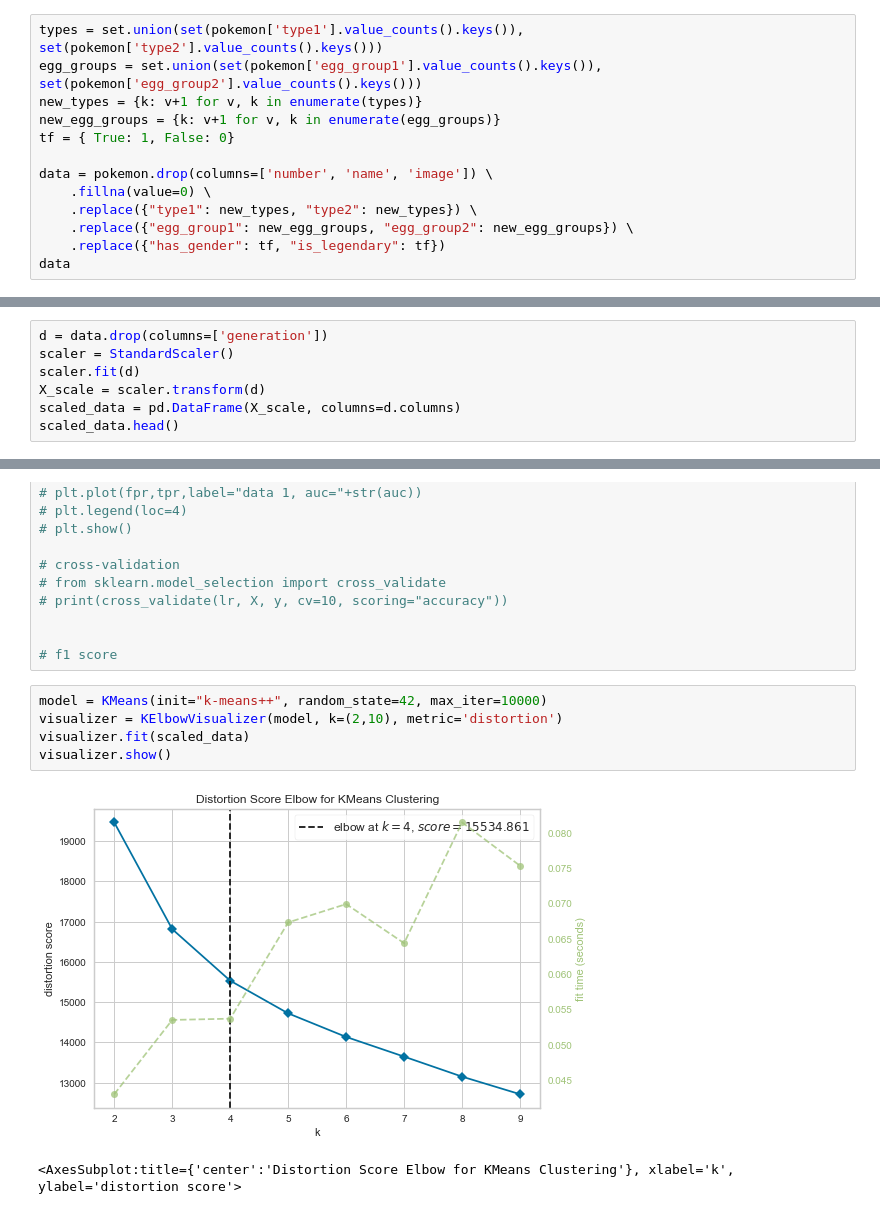
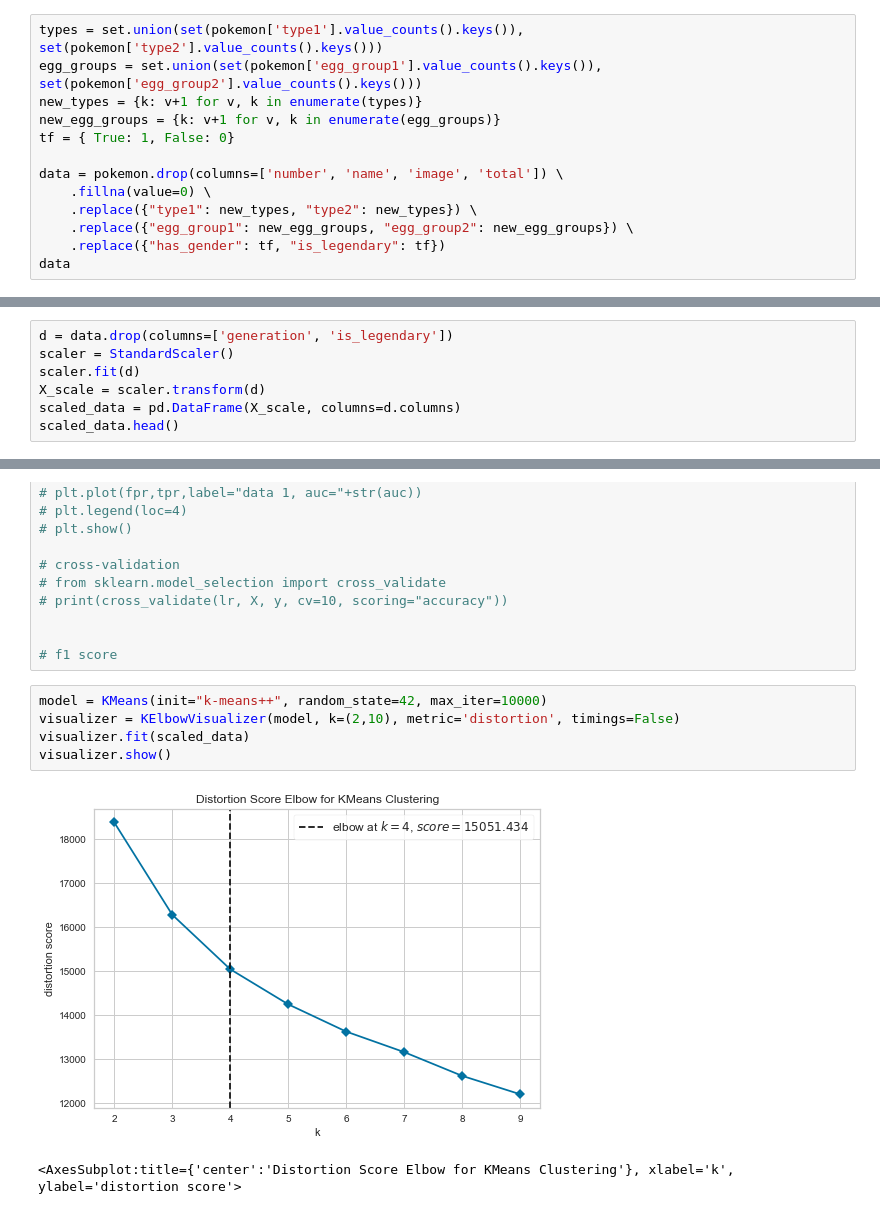
Before and after one commit to wangzuo/pokemon-ml, a Jupyter notebook: pokemon.ipynb, the cells around one changed output, grey strips where cells are left out. Drawn from its saved outputs; the diff is of its cells as text.

```diff
--- a/pokemon.ipynb
+++ b/pokemon.ipynb
@@ -51,7 +55,7 @@ new_types = {k: v+1 for v, k in enumerate(types)}
 new_egg_groups = {k: v+1 for v, k in enumerate(egg_groups)}
 tf = { True: 1, False: 0}
 
-data = pokemon.drop(columns=['number', 'name', 'image']) \
+data = pokemon.drop(columns=['number', 'name', 'image', 'total']) \
     .fillna(value=0) \
     .replace({"type1": new_types, "type2": new_types}) \
     .replace({"egg_group1": new_egg_groups, "egg_group2": new_egg_groups}) \
@@ -74,5 +78,5 @@ data
 # %%
-d = data.drop(columns=['generation'])
+d = data.drop(columns=['generation', 'is_legendary'])
 scaler = StandardScaler()
 scaler.fit(d)
 X_scale = scaler.transform(d)
@@ -191,11 +195,11 @@ Name: is_legendary, dtype: int64
 # f1 score
 # %%
 model = KMeans(init="k-means++", random_state=42, max_iter=10000)
-visualizer = KElbowVisualizer(model, k=(2,10), metric='distortion')
+visualizer = KElbowVisualizer(model, k=(2,10), metric='distortion', timings=False)
 visualizer.fit(scaled_data)
 visualizer.show()
 # %% [output]
-[figure, old version]
+[figure, new version]
 <AxesSubplot:title={'center':'Distortion Score Elbow for KMeans Clustering'}, xlabel='k', ylabel='distortion score'>
 # %%
 fig, axes = plt.subplots(ncols=4, nrows=2, figsize=(20,10))
```
Also changed, not shown: parts of 17 cells of this notebook, 4 other files.
